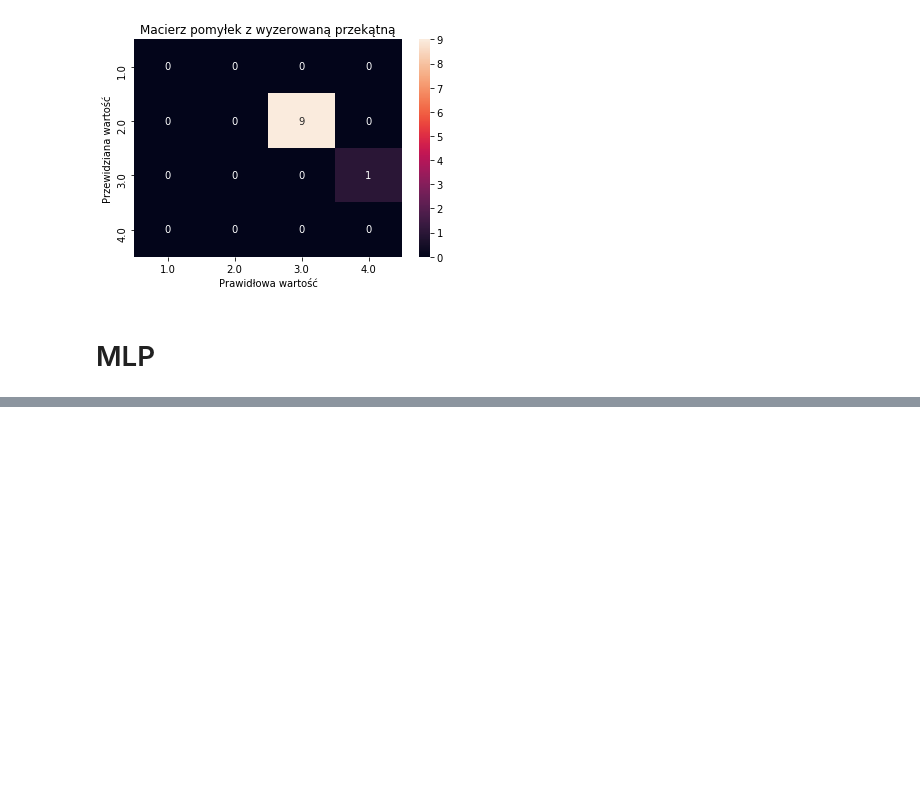
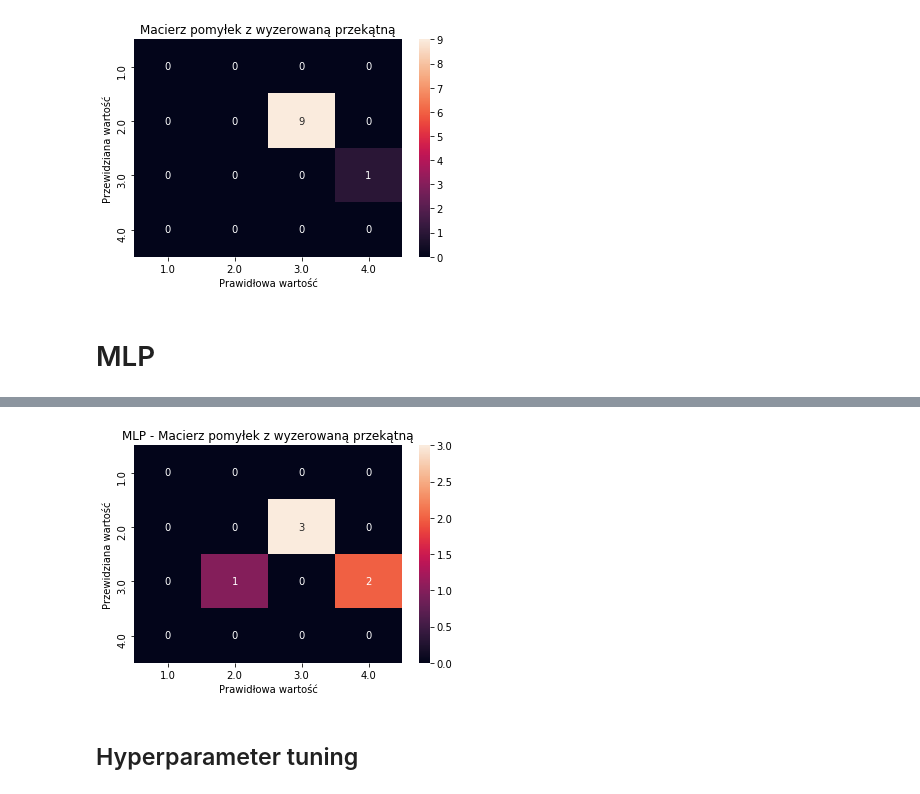
Before and after one commit to shoolic/wifi-localization-ai, a Jupyter notebook: WiFi-localization.ipynb, the cells around one changed output, grey strips where cells are left out. Saved outputs shown, nothing was run; the diff lists cells and outputs as text; code cells hidden in the pictures; blank space fills up the shorter version.

Commit message:
WIP hyperparam tuning

```diff
--- a/WiFi-localization.ipynb
+++ b/WiFi-localization.ipynb
@@ -168,0 +191,12 @@ print(y_train)
+# %%
+ax = sn.heatmap(confusion_matrix(y_true = y_test, y_pred = y_pred) *(1 - np.eye(4)),  fmt='g', annot=True)
+ax.set_xticklabels(y_classes)
+ax.set_yticklabels(y_classes)
+plt.xlabel("Prawidłowa wartość"),
+plt.ylabel("Przewidziana wartość")
+plt.title("MLP - Macierz pomyłek z wyzerowaną przekątną")
+plt.show()
+# %% [output]
+[figure, added]
+# %% [markdown]
+## Hyperparameter tuning
```
Also changed, not shown: parts of 22 cells of this notebook.
